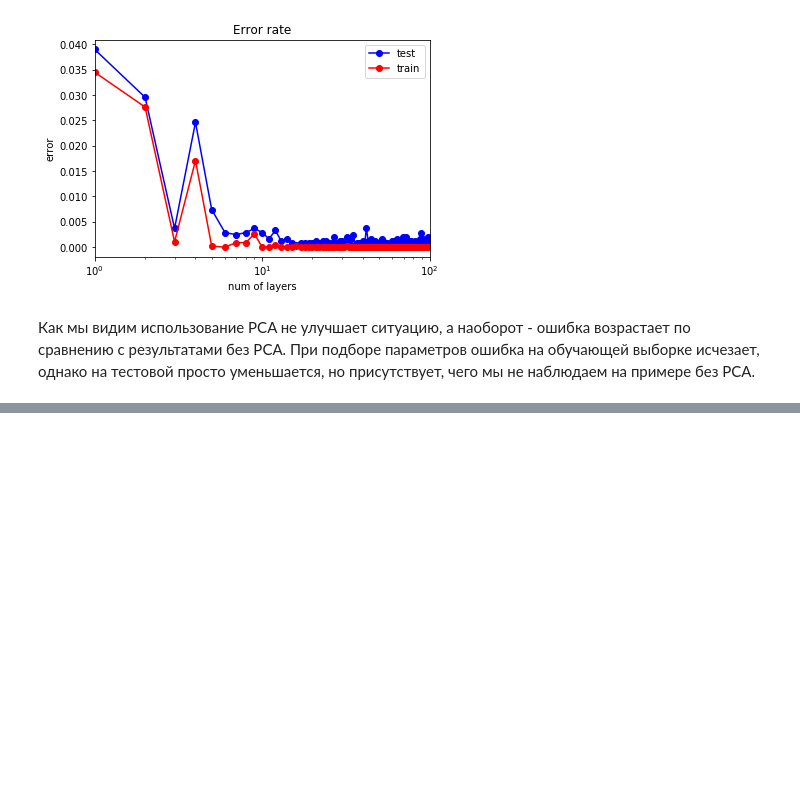
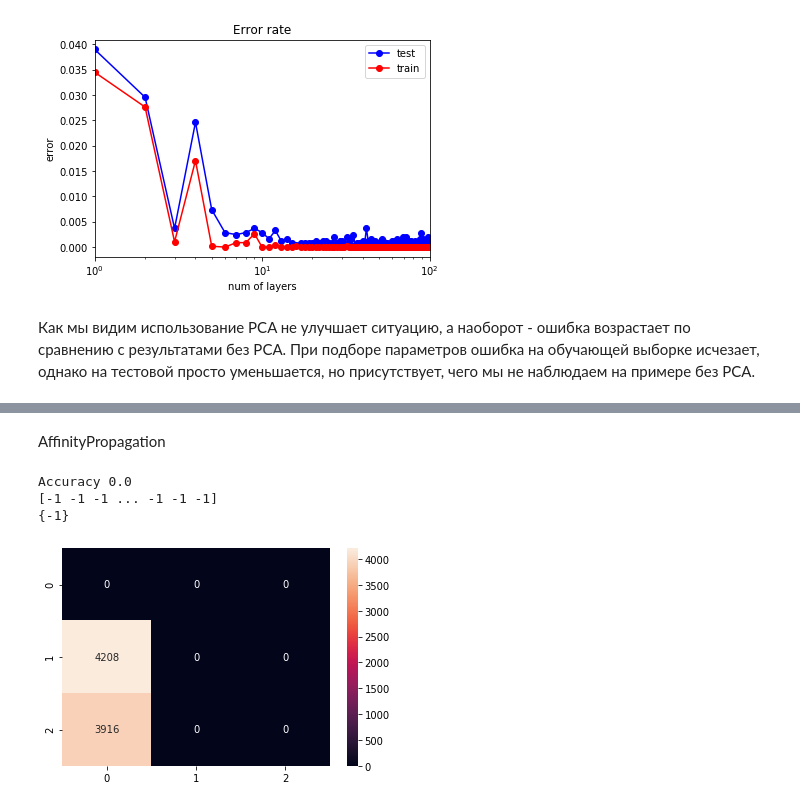
Before and after one commit to MashaSS/Machine_learning, a Jupyter notebook: Machine_learning_lab1.ipynb, the cells around one changed output, grey strips where cells are left out. Drawn from its saved outputs; the diff is of its cells as text; code cells hidden in the pictures; blank space fills up the shorter version.

```diff
--- a/Machine_learning_lab1.ipynb
+++ b/Machine_learning_lab1.ipynb
@@ -646,0 +774,15 @@ pass
+# %% [markdown]
+AffinityPropagation
+# %%
+ap_model = AffinityPropagation()
+ap_model.fit(x)
+print("Accuracy {}".format(sum(ap_model.labels_ == y)/len(y)))
+heatmap(confusion_matrix(y, ap_model.labels_), annot=True, fmt="d")
+print(ap_model.labels_)
+print(set(ap_model.labels_))
+pass
+# %% [output]
+Accuracy 0.0
+[-1 -1 -1 ... -1 -1 -1]
+{-1}
+[figure, added]
```
Also changed, not shown: parts of 23 cells of this notebook.
